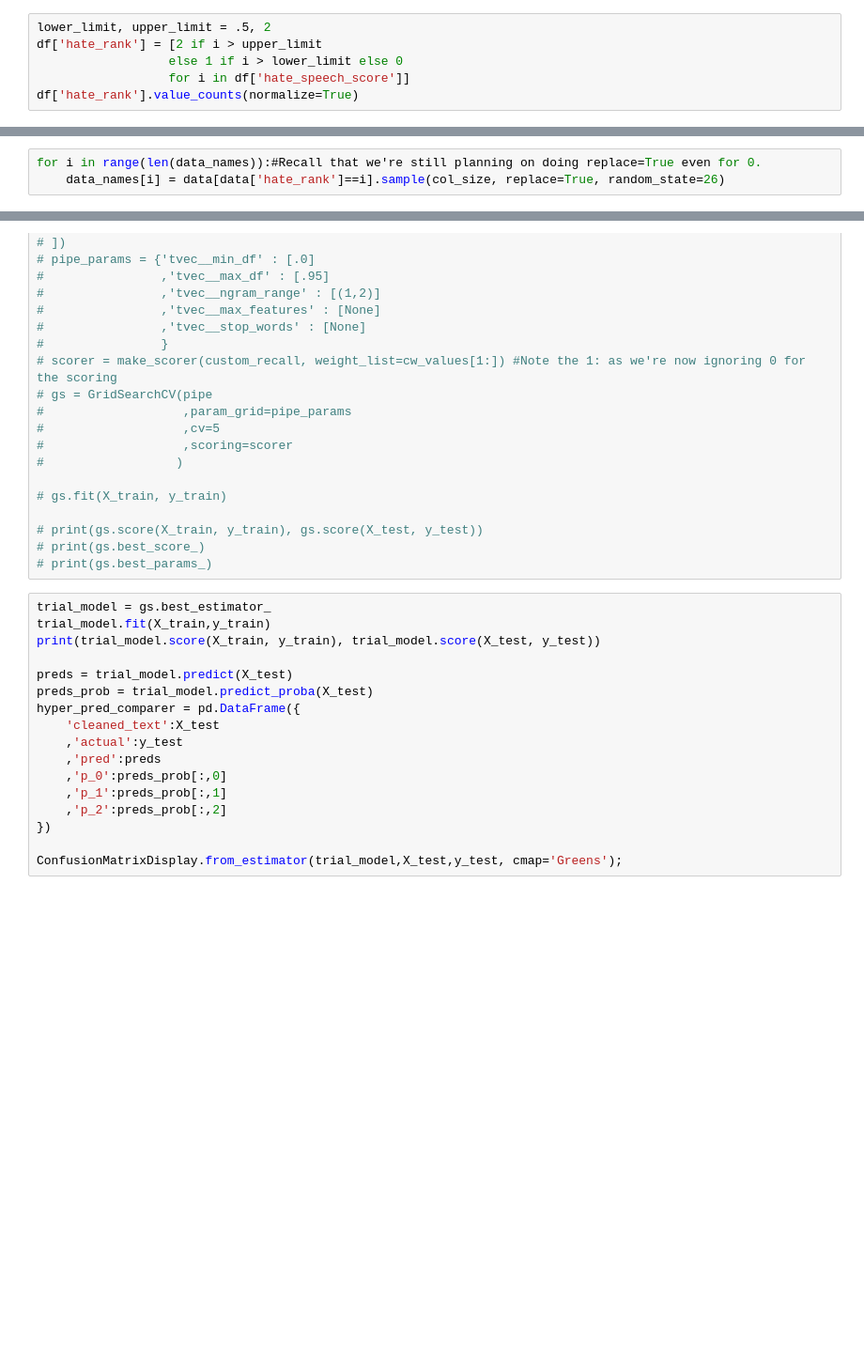
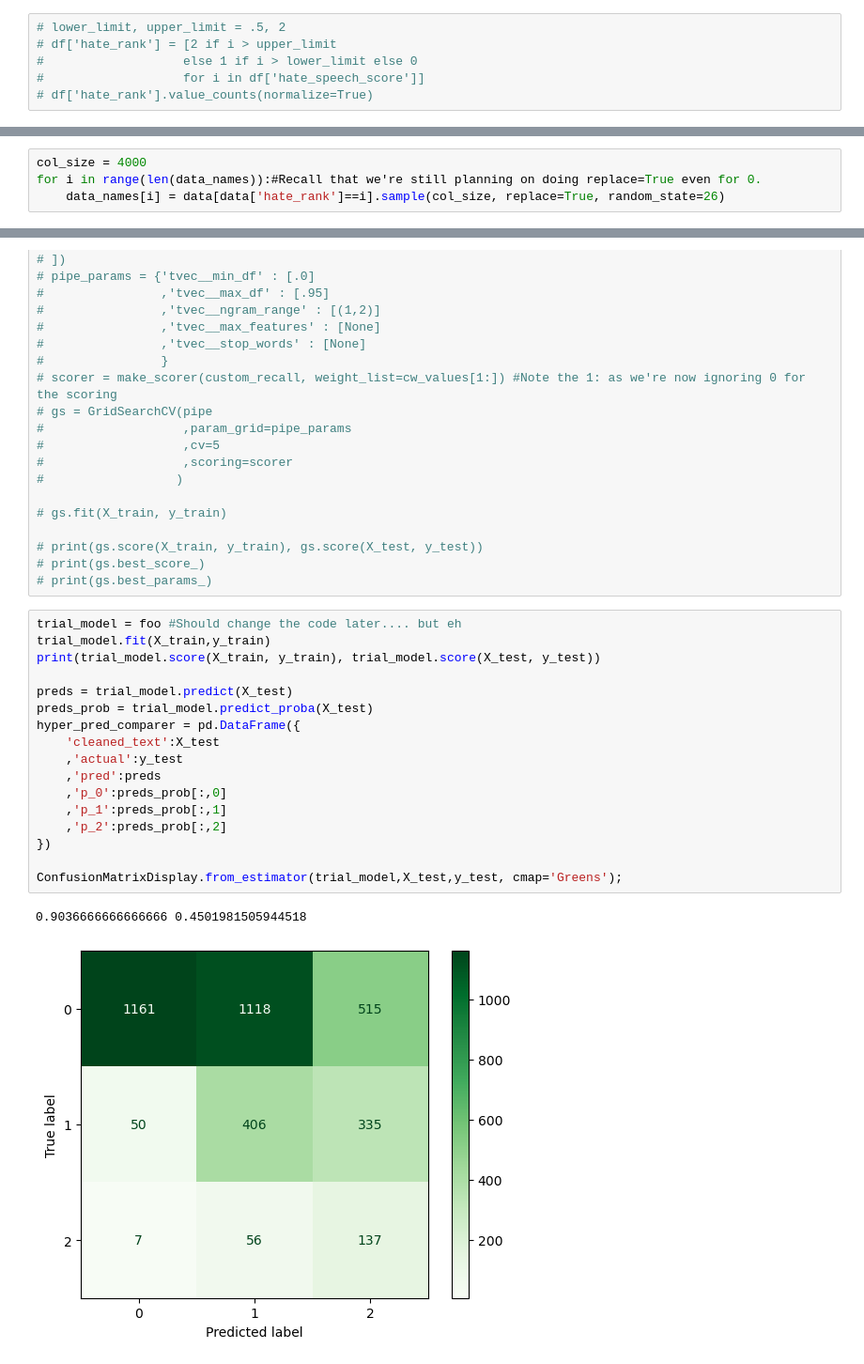
Before and after one commit to bwolff26/capstone_malevonce_prevention, a Jupyter notebook: code/modeling_ii.ipynb, the cells around one changed output, grey strips where cells are left out. Shown at 94% size. Cells and saved outputs as stored; diff of their text form; blank space fills up the shorter version.

Commit message:
Final model, alternatives tested, and start of the practical usage of the model.

```diff
--- a/code/modeling_ii.ipynb
+++ b/code/modeling_ii.ipynb
@@ -54,6 +69,6 @@ foo.get_params
 # %%
-lower_limit, upper_limit = .5, 2
-df['hate_rank'] = [2 if i > upper_limit
-                  else 1 if i > lower_limit else 0
-                  for i in df['hate_speech_score']]
-df['hate_rank'].value_counts(normalize=True)
+# lower_limit, upper_limit = .5, 2
+# df['hate_rank'] = [2 if i > upper_limit
+#                   else 1 if i > lower_limit else 0
+#                   for i in df['hate_speech_score']]
+# df['hate_rank'].value_counts(normalize=True)
@@ -82,4 +146,5 @@ data_names
 # %%
+col_size = 4000
 for i in range(len(data_names)):#Recall that we're still planning on doing replace=True even for 0.
     data_names[i] = data[data['hate_rank']==i].sample(col_size, replace=True, random_state=26)
 # %%
@@ -137,21 +219,24 @@ print(cw_values)
 # print(gs.best_score_)
 # print(gs.best_params_)
 # %%
-trial_model = gs.best_estimator_
+trial_model = foo #Should change the code later.... but eh
 trial_model.fit(X_train,y_train)
 print(trial_model.score(X_train, y_train), trial_model.score(X_test, y_test))
 
 preds = trial_model.predict(X_test)
 preds_prob = trial_model.predict_proba(X_test)
 hyper_pred_comparer = pd.DataFrame({
     'cleaned_text':X_test
     ,'actual':y_test
     ,'pred':preds
     ,'p_0':preds_prob[:,0]
     ,'p_1':preds_prob[:,1]
     ,'p_2':preds_prob[:,2]
 })
 
 ConfusionMatrixDisplay.from_estimator(trial_model,X_test,y_test, cmap='Greens');
+# %% [output]
+0.9036666666666666 0.4501981505944518
+[figure, added]
 # %%
 ##0.6277581120943954
```
Also changed, not shown: parts of 69 cells of this notebook, 3 other files.
